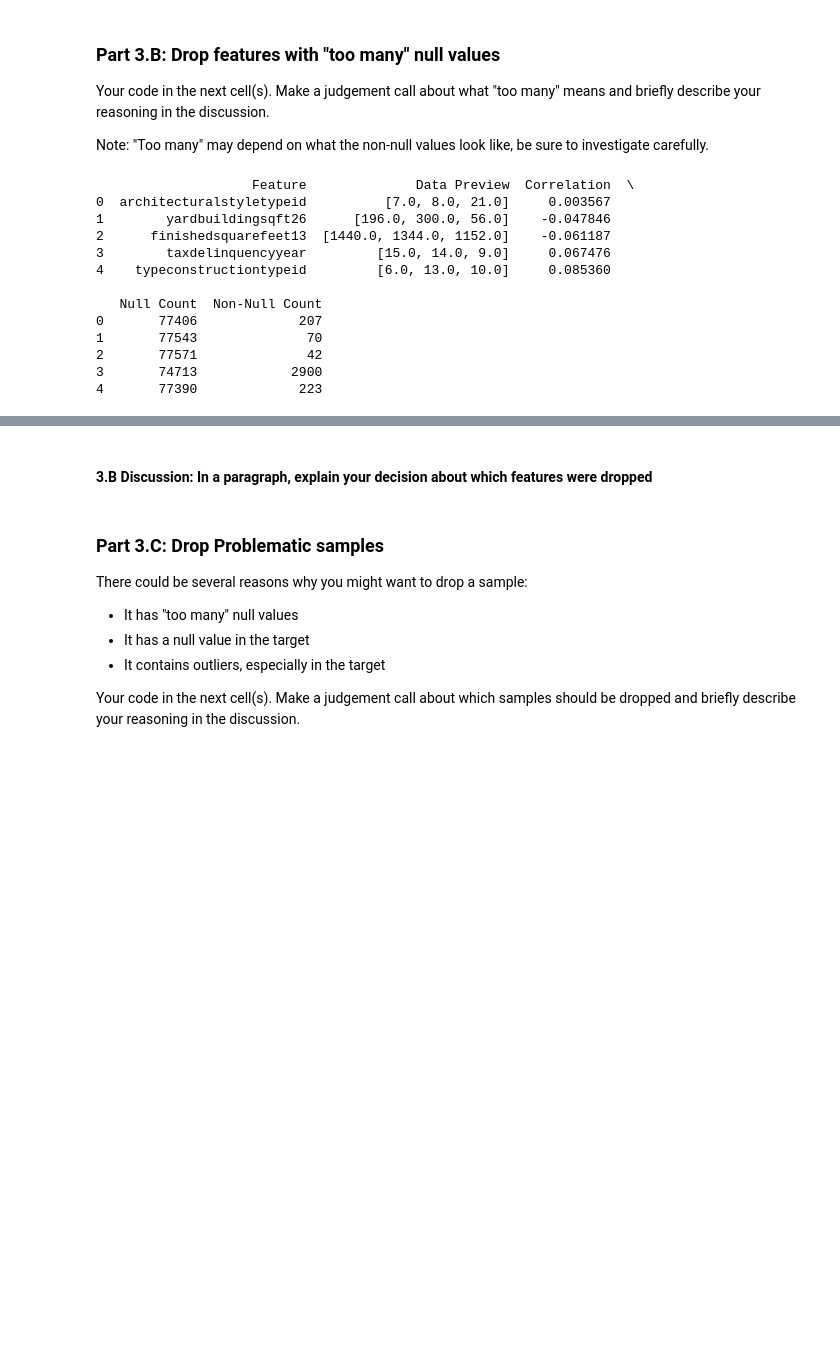
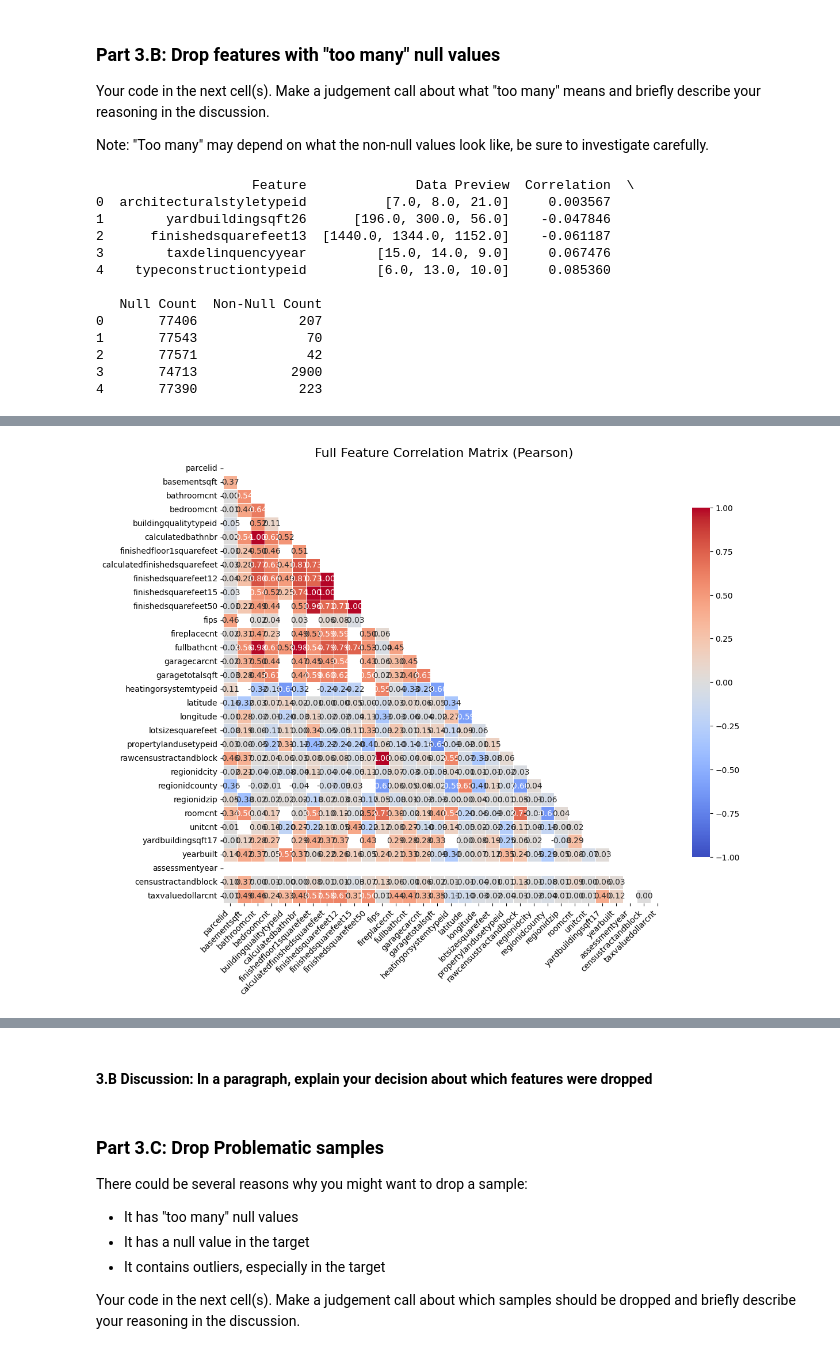
Before and after one commit to ndumay/Module3Assignments2-Final, a Jupyter notebook: Mod3-Milestone1/Milestone_01.ipynb, the cells around one changed output, grey strips where cells are left out. Drawn from its saved outputs; the diff is of its cells as text; code cells hidden in the pictures; blank space fills up the shorter version.

```diff
--- a/Mod3-Milestone1/Milestone_01.ipynb
+++ b/Mod3-Milestone1/Milestone_01.ipynb
@@ -593,0 +650,77 @@ summarize_nulls(df_cleaned, threshold=0.01)
+# %%
+import pandas as pd
+import numpy as np
+import matplotlib.pyplot as plt
+import seaborn as sns
+
+def plot_full_correlation_matrix(df, method='pearson', figsize=(12, 10)):
+    """
+    Plot a colorblind-friendly correlation matrix heatmap for all numeric features.
+    """
+    numeric_df = df.select_dtypes(include=[np.number])
+    corr_matrix = numeric_df.corr(method=method)
+    mask = np.triu(np.ones_like(corr_matrix, dtype=bool))
+
+    plt.figure(figsize=figsize)
+    cmap = sns.color_palette("coolwarm", as_cmap=True)
+
+    sns.heatmap(
+        corr_matrix,
+        mask=mask,
+        annot=True,
+        fmt=".2f",
+        cmap=cmap,
+        vmin=-1.0,
+        vmax=1.0,
+        center=0,
+        square=True,
+        linewidths=0.5,
+        cbar_kws={"shrink": 0.75}
+    )
+
+    plt.title(f"Full Feature Correlation Matrix ({method.capitalize()})", fontsize=16)
+    plt.xticks(rotation=45, ha='right')
+    plt.yticks(rotation=0)
+    plt.tight_layout()
+    plt.show()
+
+    return corr_matrix
+
+def get_important_correlations(corr_matrix, threshold=0.5):
+    """
+    Extract unique pairs of features with absolute correlation above a threshold.
+    """
+    corrs = []
+    for col in corr_matrix.columns:
+        for idx in corr_matrix.index:
+            if col != idx:
+                val = corr_matrix.loc[col, idx]
+                if abs(val) >= threshold:
+                    pair = tuple(sorted([col, idx]))
+                    corrs.append((pair[0], pair[1], val))
+    corr_df = pd.DataFrame(corrs, columns=['feature1', 'feature2', 'correlation']) \
+                .drop_duplicates(subset=['feature1', 'feature2']) \
+                .sort_values('correlation', key=lambda x: x.abs(), ascending=False) \
+                .reset_index(drop=True)
+    return corr_df
+
+# ---- Run on Your Data ----
+# Step 1: Correlation matrix from df_cleaned
+corr_matrix = plot_full_correlation_matrix(df_cleaned, method='pearson')
+
+# Step 2: Extract important correlations
+important_corrs = get_important_correlations(corr_matrix, threshold=0.5)
+print("\nImportant Feature Correlations (|r| ≥ 0.5):")
+print(important_corrs)
+
+# Step 3: Correlation with target variable
+if 'taxvaluedollarcnt' in corr_matrix.columns:
+    target_corrs = corr_matrix['taxvaluedollarcnt'].sort_values(ascending=False)
+    print("\nCorrelations with Target Variable (taxvaluedollarcnt):")
+    print(target_corrs)
+
+# Step 4: Optional — Show max off-diagonal correlation (for calibration)
+max_corr = corr_matrix.where(~np.eye(len(corr_matrix), dtype=bool)).abs().max().max()
+print(f"\nMax off-diagonal absolute correlation: {max_corr:.3f}")
+# %% [output]
+[figure, added]
```
Also changed, not shown: parts of 10 cells of this notebook.
